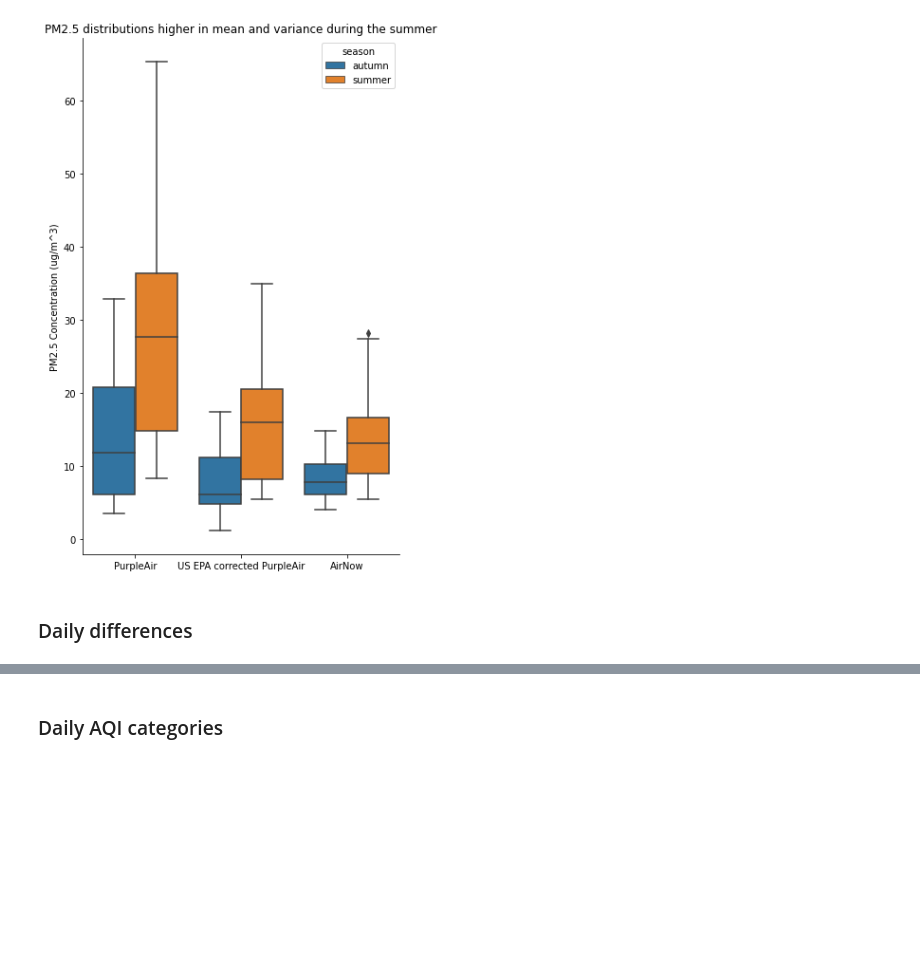
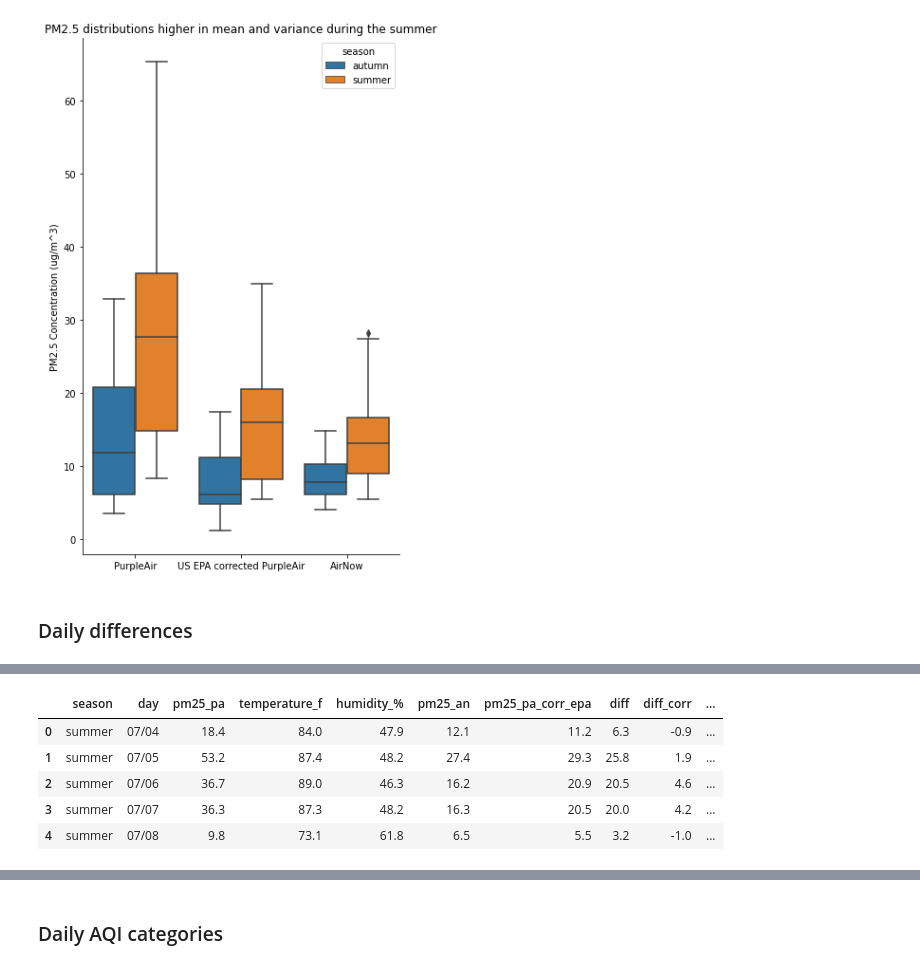
Before and after one commit to code-312/Air-Quality, a Jupyter notebook: notebooks/mckinley_park_vs_airnow_accuracy_corrections.ipynb, the cells around one changed output, grey strips where cells are left out. Cells and saved outputs as stored; diff of their text form; code cells hidden in the pictures; blank space fills up the shorter version.

```diff
--- a/notebooks/mckinley_park_vs_airnow_accuracy_corrections.ipynb
+++ b/notebooks/mckinley_park_vs_airnow_accuracy_corrections.ipynb
@@ -291,0 +323,11 @@ plt.savefig('../figures/acc_corr_mckinley_epa_pm25_seasonal_dist.png');
+# %%
+df_daily = df_daily.sort_values(by = ['season'], ascending = False)
+df_daily = df_daily.sort_values(by = ['day']).reset_index(drop = True)
+df_daily.head()
+# %% [output]
+|  | season | day | pm25_pa | temperature_f | humidity_% | pm25_an | pm25_pa_corr_epa | diff | diff_corr | ... |
+| 0 | summer | 07/04 | 18.4 | 84.0 | 47.9 | 12.1 | 11.2 | 6.3 | -0.9 | ... |
+| 1 | summer | 07/05 | 53.2 | 87.4 | 48.2 | 27.4 | 29.3 | 25.8 | 1.9 | ... |
+| 2 | summer | 07/06 | 36.7 | 89.0 | 46.3 | 16.2 | 20.9 | 20.5 | 4.6 | ... |
+| 3 | summer | 07/07 | 36.3 | 87.3 | 48.2 | 16.3 | 20.5 | 20.0 | 4.2 | ... |
+| 4 | summer | 07/08 | 9.8 | 73.1 | 61.8 | 6.5 | 5.5 | 3.2 | -1.0 | ... |
```
Also changed, not shown: parts of 9 cells of this notebook.
